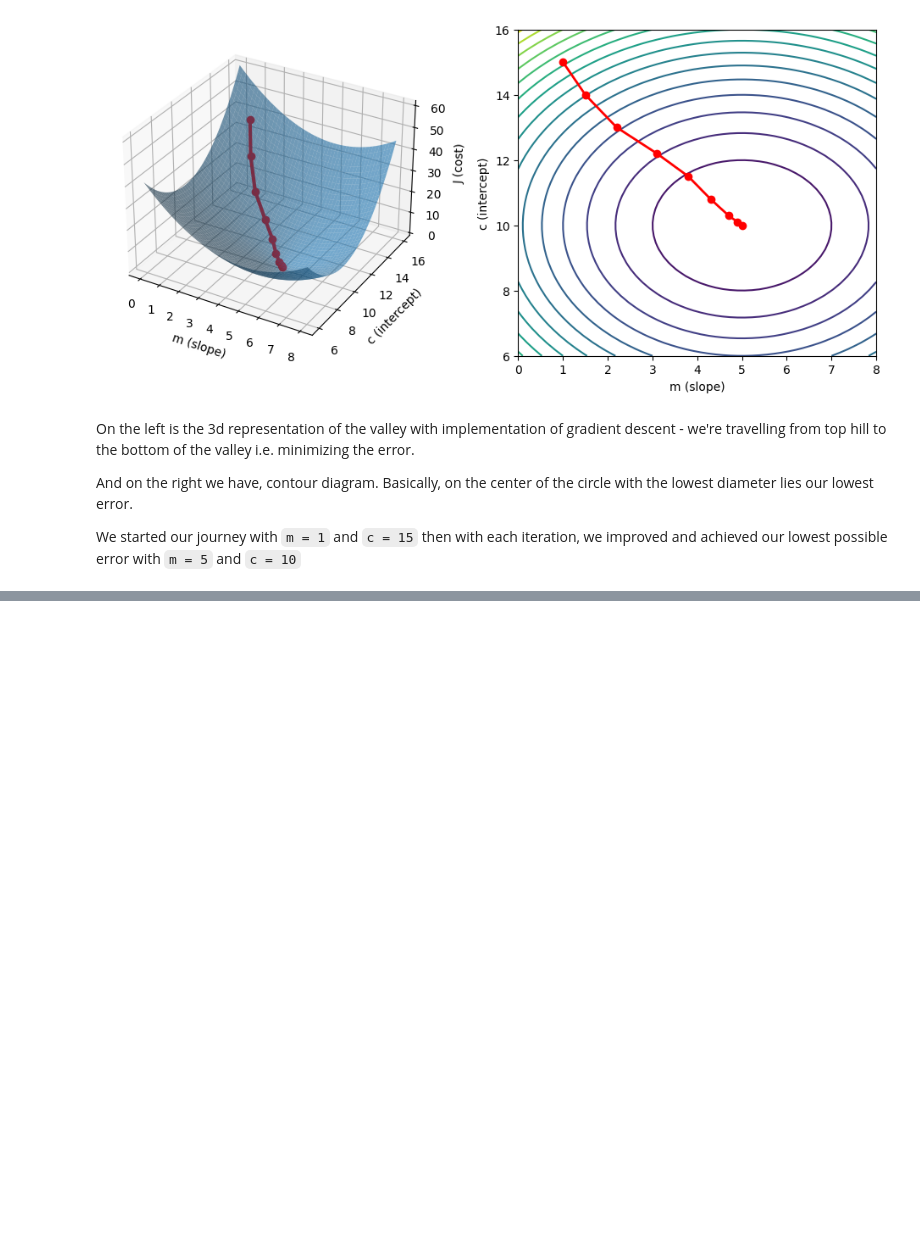
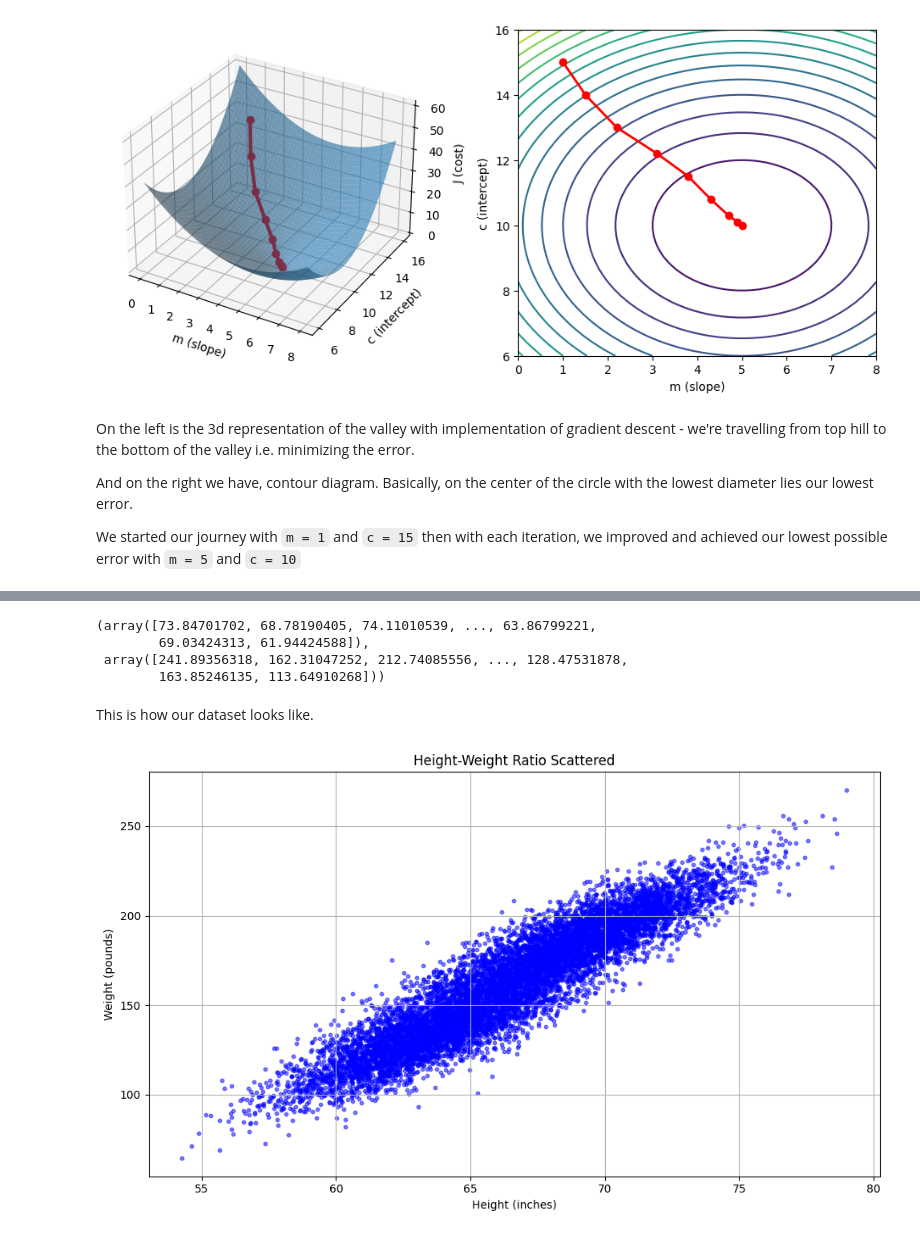
Before and after one commit to suyogly/linear-regression, a Jupyter notebook: 2_gradient-descent.ipynb, the cells around one changed output, grey strips where cells are left out. Drawn from its saved outputs; the diff is of its cells as text; code cells hidden in the pictures; blank space fills up the shorter version.

```diff
--- a/2_gradient-descent.ipynb
+++ b/2_gradient-descent.ipynb
@@ -86,0 +107,3 @@ We started our journey with ``m = 1`` and ``c = 15`` then with each iteration, w
+# %%
+data = np.loadtxt("/kaggle/input/weight-hight-dataset/weight-height (1).csv", delimiter=",", skiprows=1, usecols=(1, 2), dtype="float")
+print(data)
@@ -86,0 +118,22 @@ We started our journey with ``m = 1`` and ``c = 15`` then with each iteration, w
+# %%
+x = data[:, 0]
+y = data[:, 1]
+x, y
+# %% [output]
+(array([73.84701702, 68.78190405, 74.11010539, ..., 63.86799221,
+        69.03424313, 61.94424588]),
+ array([241.89356318, 162.31047252, 212.74085556, ..., 128.47531878,
+        163.85246135, 113.64910268]))
+# %% [markdown]
+This is how our dataset looks like.
+# %%
+plt.figure(figsize=(10, 6))
+plt.scatter(x, y, alpha=0.5, s=10, color='blue')
+plt.grid(True)
+plt.title("Height-Weight Ratio Scattered")
+plt.xlabel("Height (inches)")
+plt.ylabel("Weight (pounds)")
+plt.tight_layout()
+plt.show()
+# %% [output]
+[figure, added]
```
Also changed, not shown: parts of 7 cells of this notebook.
